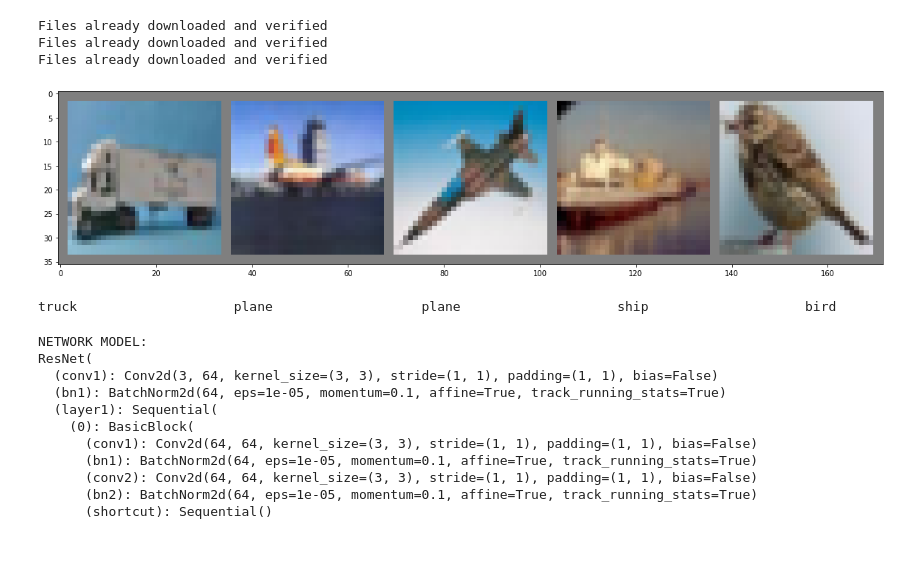
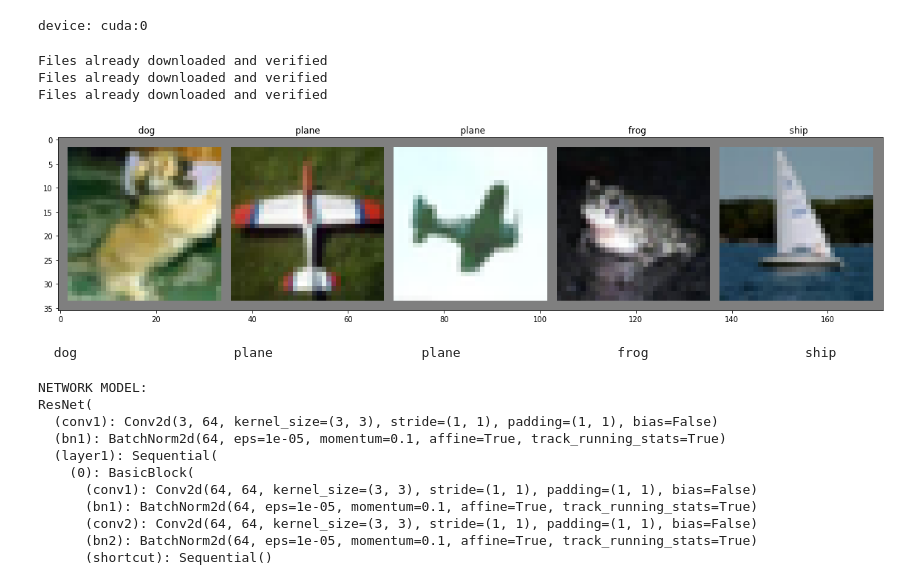
Before and after one commit to jdrego/cnn-classification, a Jupyter notebook: ResNet_cifar10.ipynb, the cells around one changed output. Drawn from its saved outputs; the diff is of its cells as text; code cells hidden in the pictures; blank space fills up the shorter version.

```diff
--- a/ResNet_cifar10.ipynb
+++ b/ResNet_cifar10.ipynb
@@ -43,3 +17,52 @@ device: cuda:0
+# %%
+#=========================================#
+#         MODEL/TRAINING OPTIONS
+#=========================================#
+
+# Network Architecture: ['LeNet', 'ResNet18', 'ResNet34']
+net_model = 'ResNet18'
+
+# Augment Train Dataset with transforms: [True, False]
+augment_dataset = False
+
+# Number of gpus
+n_gpu = 2
+
+# Use Nvidia Apex for Auto Mixed Precision (AMP) on Tensorcores
+use_amp = False
+
+# Mixed-precision Operation Level
+opt_level = 'O1'
+
+#=========================================#
+#             DIRECTORIES
+#=========================================#
+# Set Directory for dataset
+DATA_DIR = './data/cifar-10/'
+# Set Directory for checkpoints and results
+if augment_dataset:
+    CHECKPOINT_DIR = './checkpoints/' + net_model + '_augm/'
+    RESULT_DIR = './results/' + net_model + '_augm/'
+else:
+    CHECKPOINT_DIR = './checkpoints/' + net_model + '/'
+    RESULT_DIR = './results/' + net_model + '/'
+
+
+# Set Device to train on CPU/GPU
+device = torch.device("cuda:0" if torch.cuda.is_available() else "cpu")
+print('device:', device)
+
+# Initialize NVIDIA AMP for Tensorcore training
+if use_amp:
+    try:
+        from apex import amp, optimizers
+        from apex.parallel import DistributedDataParallel as DDP
+        from apex.fp16_utils import *
+        print('Using NVIDIA Automatic Mixed Precision (AMP)')
+    except ImportError:
+        raise ImportError("Apex not installed")
+# %% [output]
+device: cuda:0
 # %%
 def AddGaussNoise(x):
     #prob_noise = random.random()
@@ -111,24 +138,28 @@ Files already downloaded and verified
 Files already downloaded and verified
 # %%
 # Display some training images
-def imshow(img):
+def imshow(img, save_dir=''):
     img = img / 2 + 0.5     #unnormalize
     npimg = img.numpy()
     plt.figure(figsize=(20,10))
     plt.imshow(np.transpose(npimg, (1,2,0)))
+    plt.title('                                                 '.join(
+        '%5s' % classes[labels[j]] for j in range(5)))
+    if save_dir!='':
+        plt.savefig(save_dir)
     plt.show()
 
 # Get some training images
 dataiter = iter(trainloader)
 images, labels = dataiter.next()
 
 # Show images
-imshow(torchvision.utils.make_grid(images[:5]))
+imshow(torchvision.utils.make_grid(images[:5]), save_dir=RESULT_DIR+'input/input.png')
 # Print labels
 print(' \t\t\t '.join('%5s' % classes[labels[j]] for j in range(5)))
 # %% [output]
-[figure, old version]
+[figure, new version]
-truck                    plane                   plane                    ship                    bird
+  dog                    plane                   plane                    frog                    ship
 # %%
 #############################
 ## Define CNN Architecture ##
```
Also changed, not shown: parts of 4 cells of this notebook, 9 other files.
